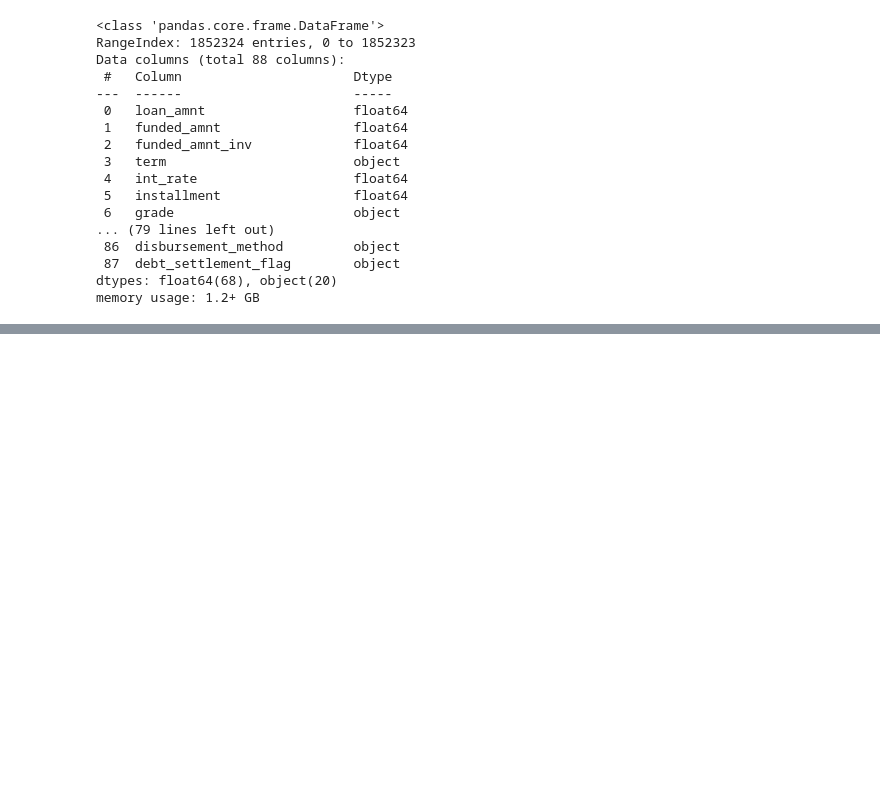
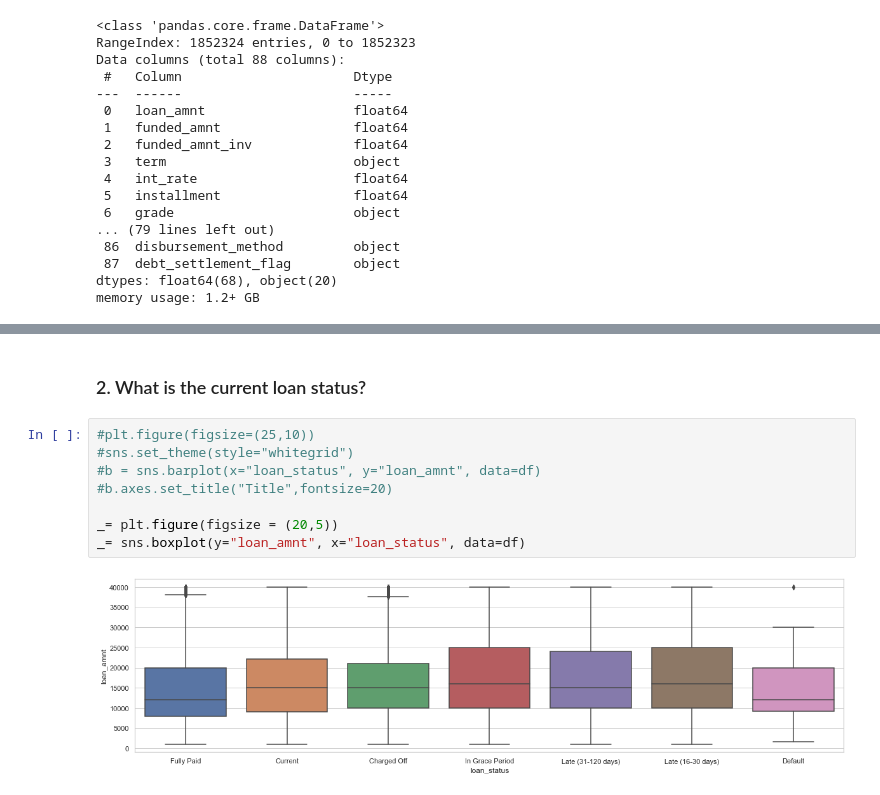
Before and after one commit to zonghaozhou/LendingClub-1, a Jupyter notebook: EDA.ipynb, the cells around one changed output, grey strips where cells are left out. Cells and saved outputs as stored; diff of their text form; blank space fills up the shorter version.

```diff
--- a/EDA.ipynb
+++ b/EDA.ipynb
@@ -38,0 +92,12 @@ sns.pairplot(df.iloc[:10000,:20])
+# %% [markdown]
+### 2. What is the current loan status?
+# %%
+#plt.figure(figsize=(25,10))
+#sns.set_theme(style="whitegrid")
+#b = sns.barplot(x="loan_status", y="loan_amnt", data=df)
+#b.axes.set_title("Title",fontsize=20)
+
+_= plt.figure(figsize = (20,5))
+_= sns.boxplot(y="loan_amnt", x="loan_status", data=df)
+# %% [output]
+[figure, added]
```
Also changed, not shown: parts of 32 cells of this notebook.
